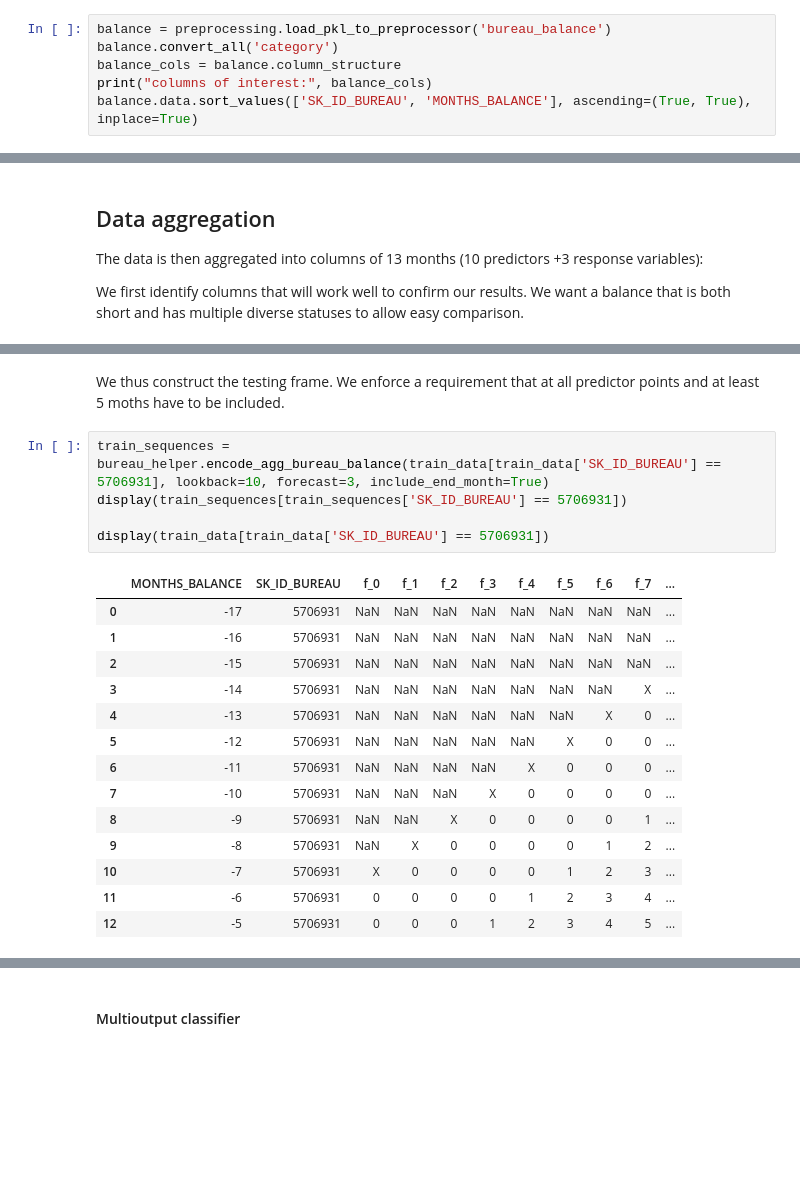
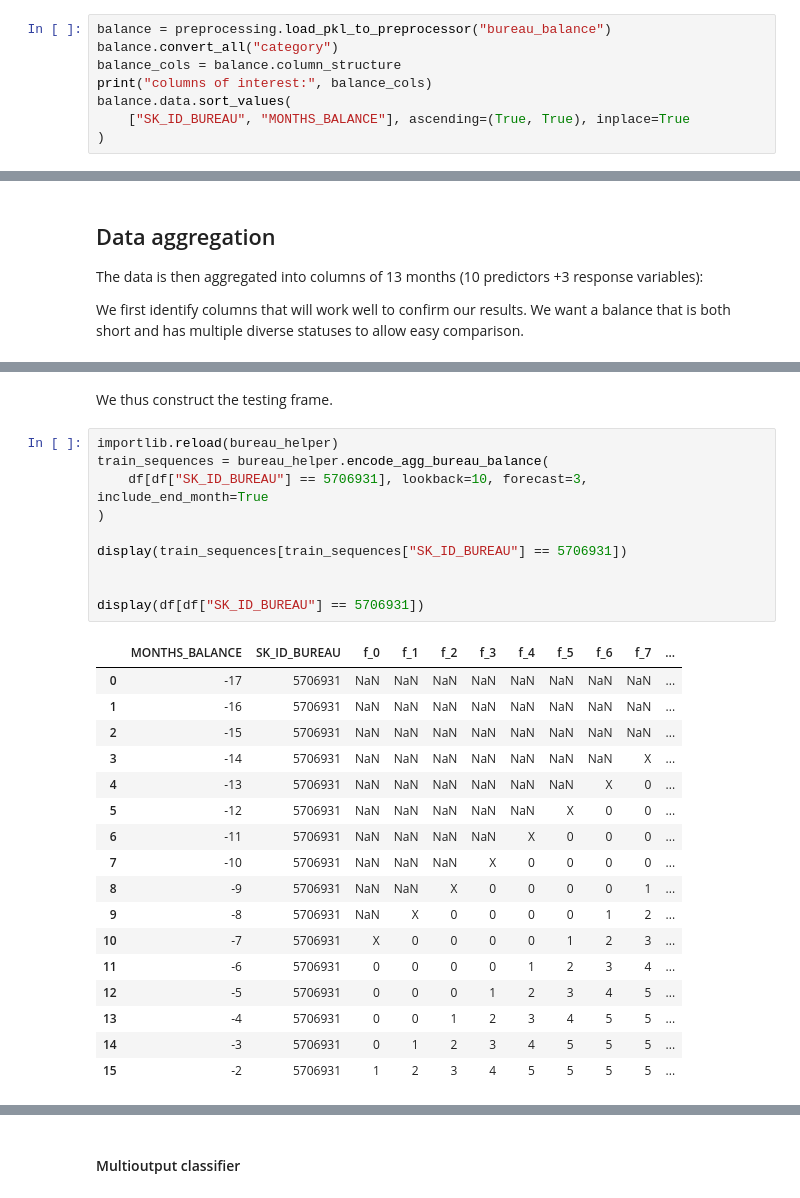
Before and after one commit to Sauciu1/defaulting-risk, a Jupyter notebook: notebooks/nb5_bureau_balance.ipynb, the cells around one changed output, grey strips where cells are left out. Cells and saved outputs as stored; diff of their text form; blank space fills up the shorter version.

```diff
--- a/notebooks/nb5_bureau_balance.ipynb
+++ b/notebooks/nb5_bureau_balance.ipynb
@@ -19,11 +19,13 @@ plotting_helper.set_plot_style()
 # %% [markdown]
 # Bureau balance
 # %%
-balance = preprocessing.load_pkl_to_preprocessor('bureau_balance')
-balance.convert_all('category')
+balance = preprocessing.load_pkl_to_preprocessor("bureau_balance")
+balance.convert_all("category")
 balance_cols = balance.column_structure
 print("columns of interest:", balance_cols)
-balance.data.sort_values(['SK_ID_BUREAU', 'MONTHS_BALANCE'], ascending=(True, True), inplace=True)
+balance.data.sort_values(
+    ["SK_ID_BUREAU", "MONTHS_BALANCE"], ascending=(True, True), inplace=True
+)
 # %% [output]
 Loading tables: ['bureau_balance.csv']
 loaded bureau_balance with shape (27299925, 3)
@@ -265,26 +287,34 @@ SK_ID_BUREAU
 Name: STATUS, dtype: int64
 # %% [markdown]
-We thus construct the testing frame. We enforce a requirement that at all predictor points and at least 5 moths have to be included.
+We thus construct the testing frame.
 # %%
-train_sequences = bureau_helper.encode_agg_bureau_balance(train_data[train_data['SK_ID_BUREAU'] == 5706931], lookback=10, forecast=3, include_end_month=True)
-display(train_sequences[train_sequences['SK_ID_BUREAU'] == 5706931])
+importlib.reload(bureau_helper)
+train_sequences = bureau_helper.encode_agg_bureau_balance(
+    df[df["SK_ID_BUREAU"] == 5706931], lookback=10, forecast=3, include_end_month=True
+)
 
-display(train_data[train_data['SK_ID_BUREAU'] == 5706931])
+display(train_sequences[train_sequences["SK_ID_BUREAU"] == 5706931])
+
+
+display(df[df["SK_ID_BUREAU"] == 5706931])
 # %% [output]
 |  | MONTHS_BALANCE | SK_ID_BUREAU | f_0 | f_1 | f_2 | f_3 | f_4 | f_5 | f_6 | f_7 | ... |
 | 0 | -17 | 5706931 | NaN | NaN | NaN | NaN | NaN | NaN | NaN | NaN | ... |
 | 1 | -16 | 5706931 | NaN | NaN | NaN | NaN | NaN | NaN | NaN | NaN | ... |
 | 2 | -15 | 5706931 | NaN | NaN | NaN | NaN | NaN | NaN | NaN | NaN | ... |
 | 3 | -14 | 5706931 | NaN | NaN | NaN | NaN | NaN | NaN | NaN | X | ... |
 | 4 | -13 | 5706931 | NaN | NaN | NaN | NaN | NaN | NaN | X | 0 | ... |
 | 5 | -12 | 5706931 | NaN | NaN | NaN | NaN | NaN | X | 0 | 0 | ... |
 | 6 | -11 | 5706931 | NaN | NaN | NaN | NaN | X | 0 | 0 | 0 | ... |
 | 7 | -10 | 5706931 | NaN | NaN | NaN | X | 0 | 0 | 0 | 0 | ... |
 | 8 | -9 | 5706931 | NaN | NaN | X | 0 | 0 | 0 | 0 | 1 | ... |
 | 9 | -8 | 5706931 | NaN | X | 0 | 0 | 0 | 0 | 1 | 2 | ... |
 | 10 | -7 | 5706931 | X | 0 | 0 | 0 | 0 | 1 | 2 | 3 | ... |
 | 11 | -6 | 5706931 | 0 | 0 | 0 | 0 | 1 | 2 | 3 | 4 | ... |
 | 12 | -5 | 5706931 | 0 | 0 | 0 | 1 | 2 | 3 | 4 | 5 | ... |
+| 13 | -4 | 5706931 | 0 | 0 | 1 | 2 | 3 | 4 | 5 | 5 | ... |
+| 14 | -3 | 5706931 | 0 | 1 | 2 | 3 | 4 | 5 | 5 | 5 | ... |
+| 15 | -2 | 5706931 | 1 | 2 | 3 | 4 | 5 | 5 | 5 | 5 | ... |
 |  | SK_ID_BUREAU | MONTHS_BALANCE | STATUS |
 | 5232358 | 5706931 | -17 | X |
 | 5232357 | 5706931 | -16 | 0 |
```
Also changed, not shown: parts of 25 cells of this notebook, 14 other files.
